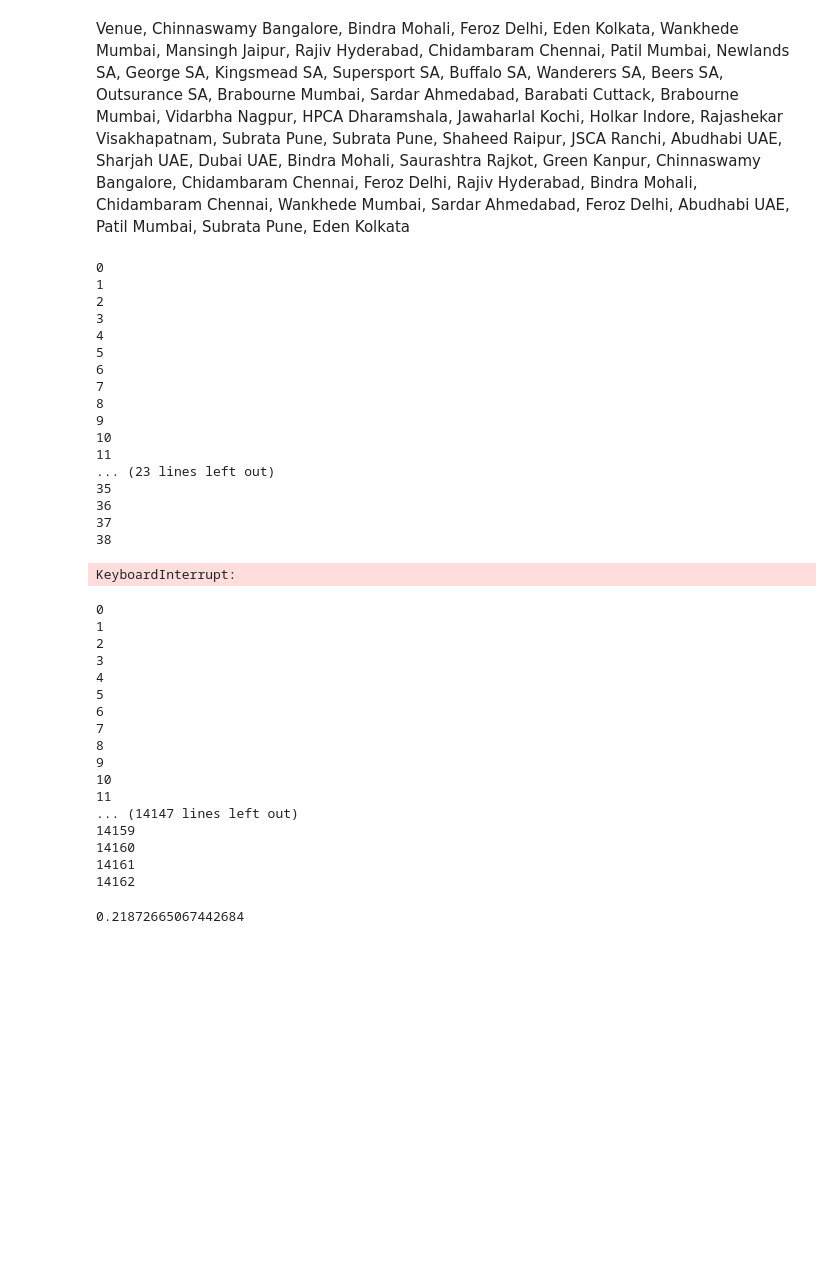
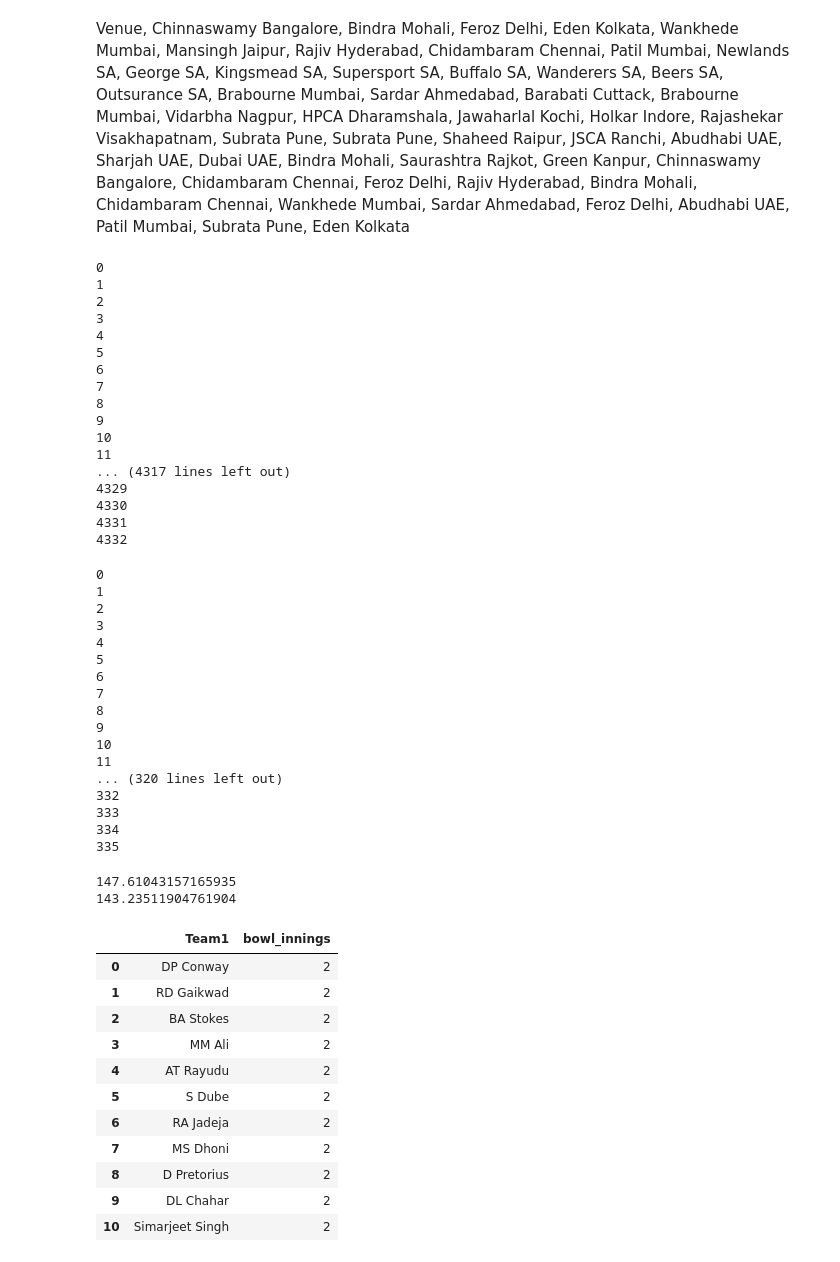
Before and after one commit to vishnu-the-analyst/IPL, a Jupyter notebook: src code/Step 2 Game Simulation.ipynb, the cells around one changed output. Saved outputs shown, nothing was run; the diff lists cells and outputs as text; code cells hidden in the pictures; blank space fills up the shorter version.

```diff
--- a/src code/Step 2 Game Simulation.ipynb
+++ b/src code/Step 2 Game Simulation.ipynb
@@ -172,7 +172,7 @@ Eden Kolkata
 from random import choices
 team1_total_run = 0
 
-for index,row in first_bowling_order.iterrows():
+for index,row in second_bowling_order.iterrows():
     batsman_1 = team1.iat[0,0]
     batsman_2 = team1.iat[1,0]
     run = 0
@@ -229,17 +229,16 @@ for index,row in first_bowling_order.iterrows():
 9
 10
 11
-... (23 lines left out)
-35
-36
-37
-38
+... (4317 lines left out)
+4329
+4330
+4331
+4332
-KeyboardInterrupt:
 # %%
 from random import choices
 team2_total_run = 0
 
-for index,row in second_bowling_order.iterrows():
+for index,row in first_bowling_order.iterrows():
     batsman_1 = team2.iat[0,0]
     batsman_2 = team2.iat[1,0]
     run = 0
@@ -296,13 +295,29 @@ for index,row in second_bowling_order.iterrows():
 9
 10
 11
-... (14147 lines left out)
-14159
-14160
-14161
-14162
+... (320 lines left out)
+332
+333
+334
+335
 # %%
-print(team1_total_run/len(first_bowling_order))
-print(team2_total_run/len(second_bowling_order))
+print(team1_total_run/len(second_bowling_order))
+print(team2_total_run/len(first_bowling_order))
 # %% [output]
-0.21872665067442684
+147.61043157165935
+143.23511904761904
+# %%
+team1
+# %% [output]
+|  | Team1 | bowl_innings |
+| 0 | DP Conway | 2 |
+| 1 | RD Gaikwad | 2 |
+| 2 | BA Stokes | 2 |
+| 3 | MM Ali | 2 |
+| 4 | AT Rayudu | 2 |
+| 5 | S Dube | 2 |
+| 6 | RA Jadeja | 2 |
+| 7 | MS Dhoni | 2 |
+| 8 | D Pretorius | 2 |
+| 9 | DL Chahar | 2 |
+| 10 | Simarjeet Singh | 2 |
```
Also changed, not shown: parts of 1 cell of this notebook, 4 other files.
